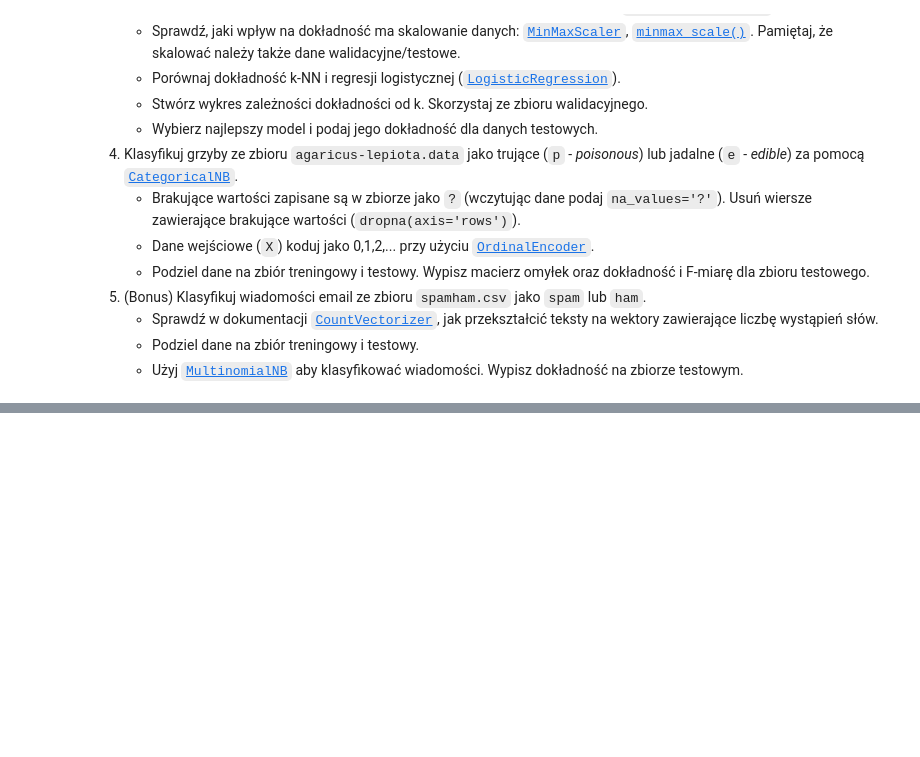
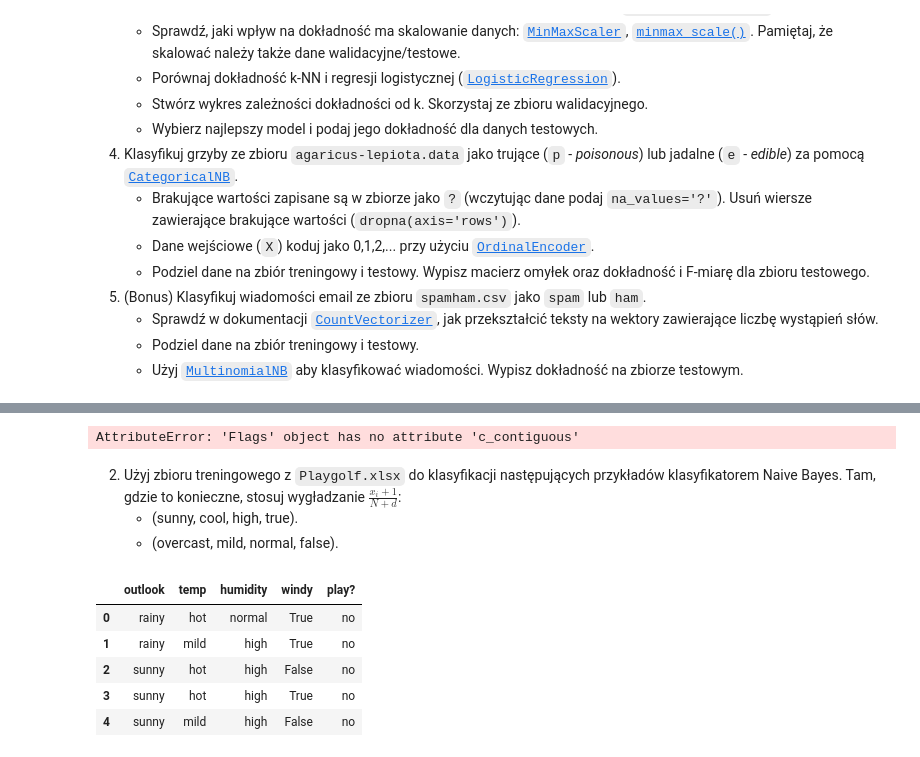
Before and after one commit to MichalBrodackiPJA/Eksploracja-i-Wizualizacja-Danych, a Jupyter notebook: Ćwiczenia 4/Lab - Klasyfikacja.ipynb, the cells around one changed output, grey strips where cells are left out. Drawn from its saved outputs; the diff is of its cells as text; code cells hidden in the pictures; blank space fills up the shorter version.

```diff
--- a/Ćwiczenia 4/Lab - Klasyfikacja.ipynb
+++ b/Ćwiczenia 4/Lab - Klasyfikacja.ipynb
@@ -58,0 +92,22 @@ weighted avg       0.98      0.98      0.98        50
+# %%
+knn = KNeighborsClassifier(n_neighbors=3)
+knn.fit(X_train,y_train)
+y_pred = knn.predict(X_test)
+
+print(classification_report(y_test, y_pred))
+# %% [output]
+AttributeError: 'Flags' object has no attribute 'c_contiguous'
+# %% [markdown]
+2. Użyj zbioru treningowego z `Playgolf.xlsx` do klasyfikacji następujących przykładów klasyfikatorem Naive Bayes. Tam, gdzie to konieczne, stosuj wygładzanie $\frac{x_i+1}{N+d}$:
+    - (sunny, cool, high, true).
+    - (overcast, mild, normal, false).
+# %%
+df2 = pd.read_excel("Playgolf.xlsx")
+df2.head()
+# %% [output]
+|  | outlook | temp | humidity | windy | play? |
+| 0 | rainy | hot | normal | True | no |
+| 1 | rainy | mild | high | True | no |
+| 2 | sunny | hot | high | False | no |
+| 3 | sunny | hot | high | True | no |
+| 4 | sunny | mild | high | False | no |
```
Also changed, not shown: parts of 10 cells of this notebook.
